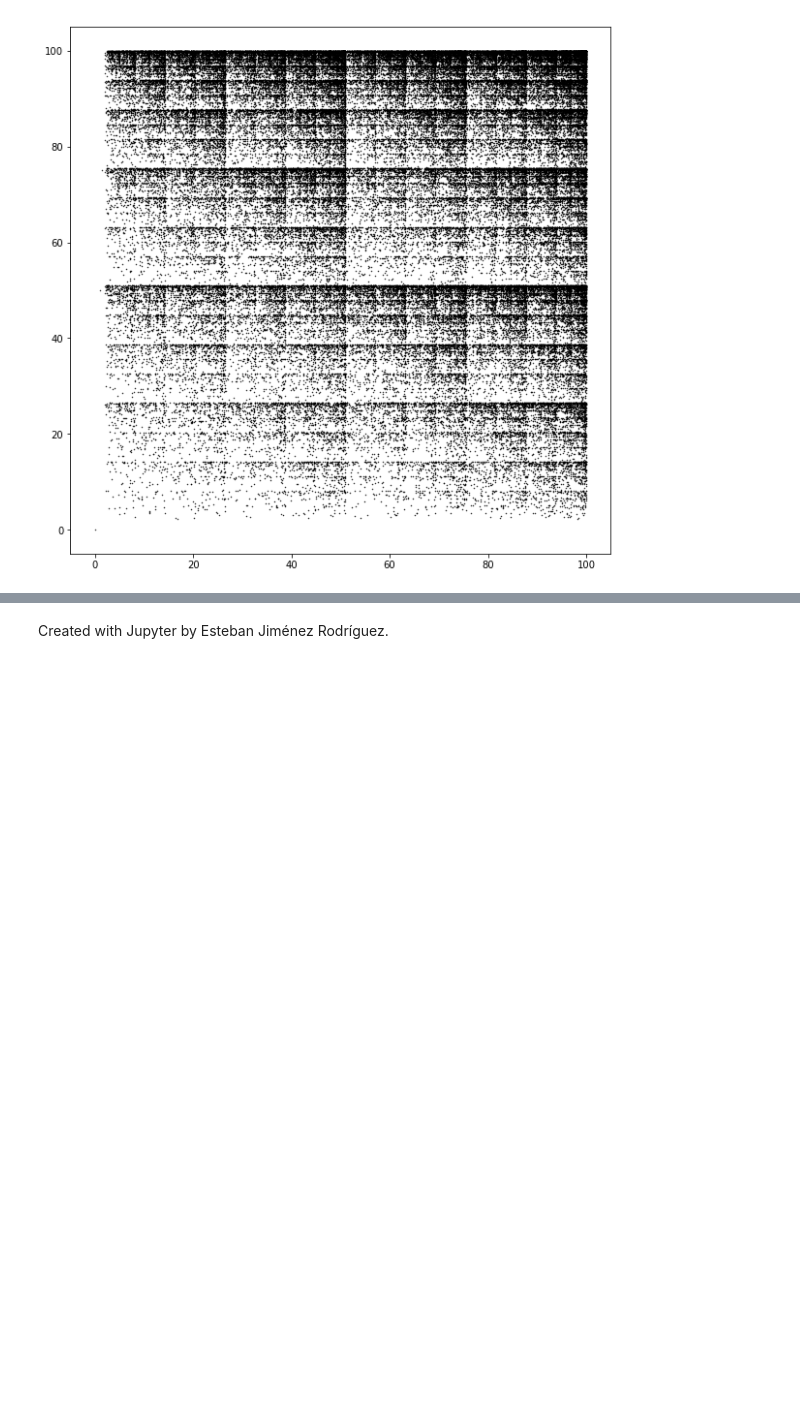
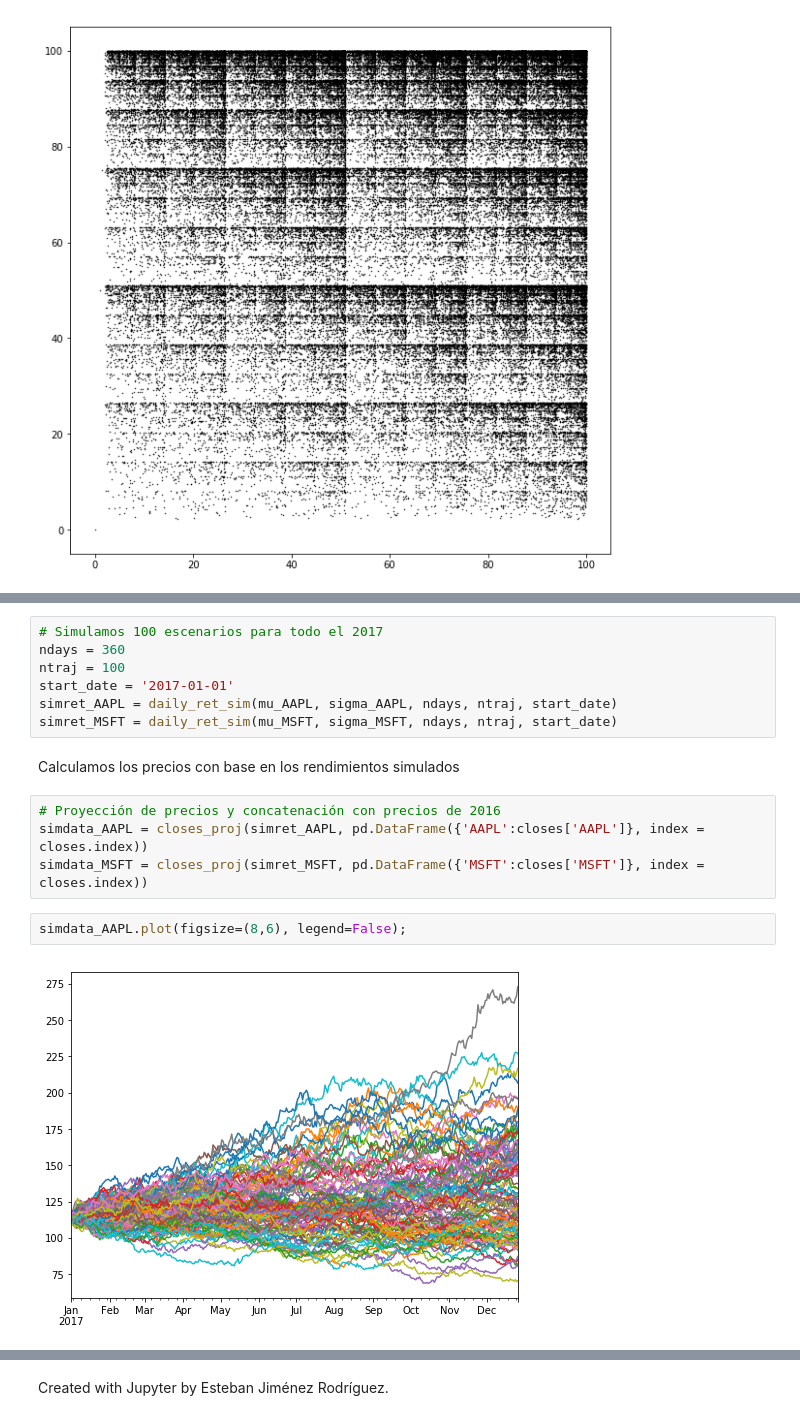
Before and after one commit to luzifi/Simulacion2017, a Jupyter notebook: Modulo2/Clase17_Repaso1(Mod.2).ipynb, the cells around one changed output, grey strips where cells are left out. Saved outputs shown, nothing was run; the diff lists cells and outputs as text; blank space fills up the shorter version.

```diff
--- a/Modulo2/Clase17_Repaso1(Mod.2).ipynb
+++ b/Modulo2/Clase17_Repaso1(Mod.2).ipynb
@@ -201,0 +276,17 @@ plt.show()
+# %%
+# Simulamos 100 escenarios para todo el 2017
+ndays = 360
+ntraj = 100
+start_date = '2017-01-01'
+simret_AAPL = daily_ret_sim(mu_AAPL, sigma_AAPL, ndays, ntraj, start_date)
+simret_MSFT = daily_ret_sim(mu_MSFT, sigma_MSFT, ndays, ntraj, start_date)
+# %% [markdown]
+Calculamos los precios con base en los rendimientos simulados
+# %%
+# Proyección de precios y concatenación con precios de 2016
+simdata_AAPL = closes_proj(simret_AAPL, pd.DataFrame({'AAPL':closes['AAPL']}, index = closes.index))
+simdata_MSFT = closes_proj(simret_MSFT, pd.DataFrame({'MSFT':closes['MSFT']}, index = closes.index))
+# %%
+simdata_AAPL.plot(figsize=(8,6), legend=False);
+# %% [output]
+[figure, added]
```
Also changed, not shown: parts of 25 cells of this notebook.
